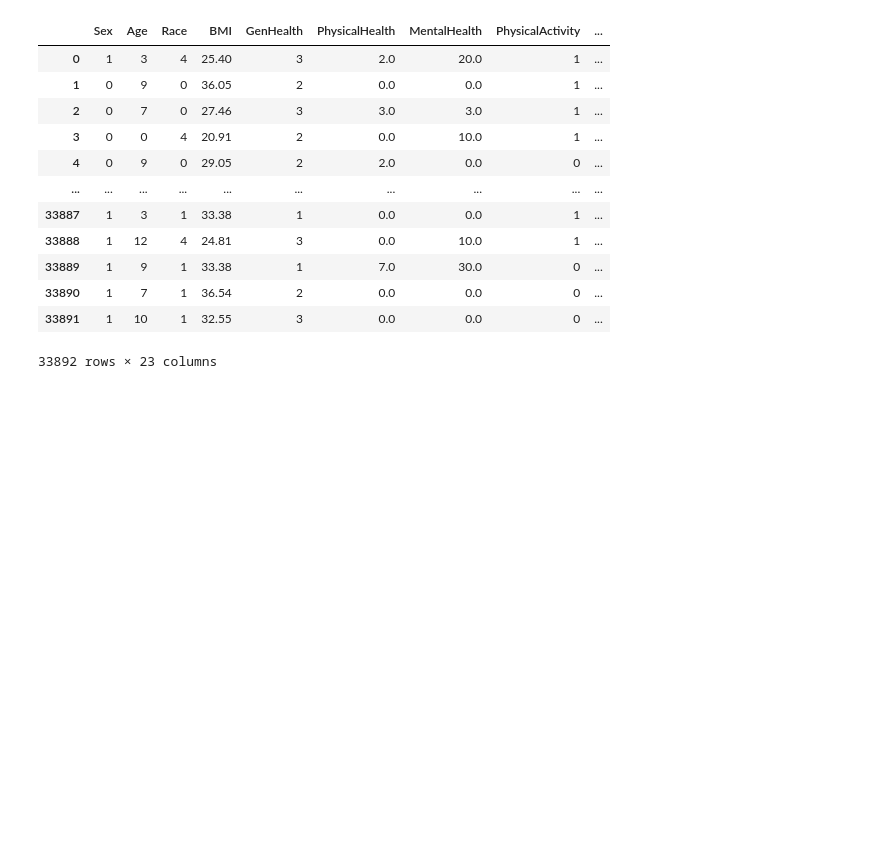
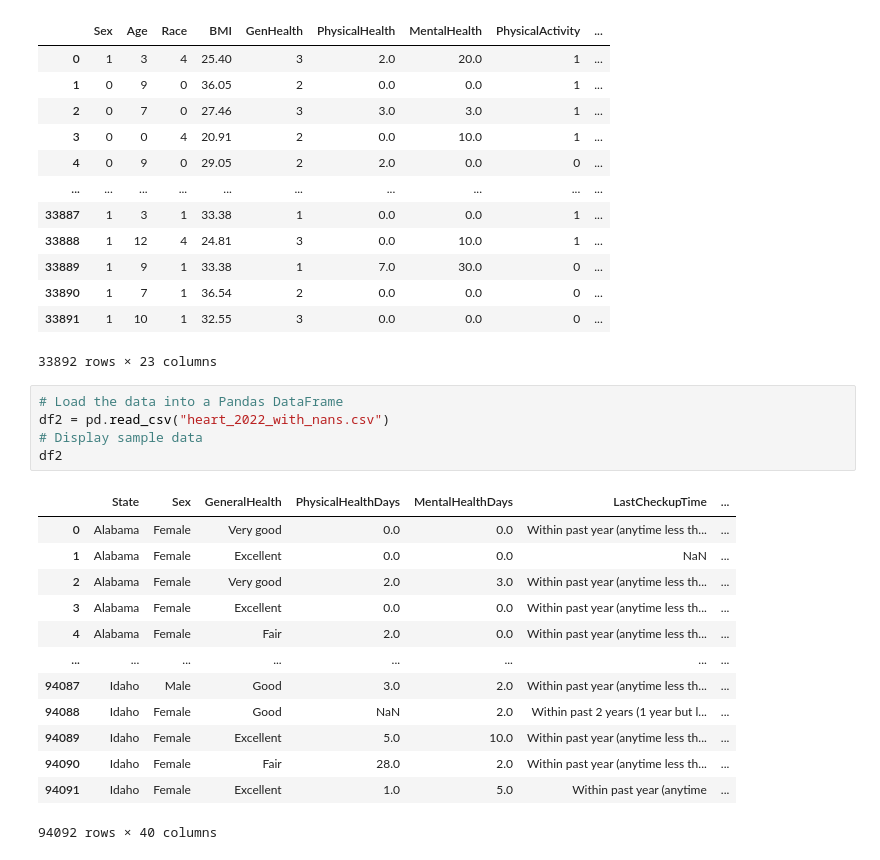
Before and after one commit to hatkiet/Project_4, a Jupyter notebook: 3_1b_HeartAttack_ML_RandomForests.ipynb, the cells around one changed output. Cells and saved outputs as stored; diff of their text form; blank space fills up the shorter version.

```diff
--- a/3_1b_HeartAttack_ML_RandomForests.ipynb
+++ b/3_1b_HeartAttack_ML_RandomForests.ipynb
@@ -194,6 +194,25 @@ pred_df
 | 33890 | 1 | 7 | 1 | 36.54 | 2 | 0.0 | 0.0 | 0 | ... |
 | 33891 | 1 | 10 | 1 | 32.55 | 3 | 0.0 | 0.0 | 0 | ... |
 33892 rows × 23 columns
+# %%
+# Load the data into a Pandas DataFrame
+df2 = pd.read_csv("heart_2022_with_nans.csv")
+# Display sample data
+df2
+# %% [output]
+|  | State | Sex | GeneralHealth | PhysicalHealthDays | MentalHealthDays | LastCheckupTime | ... |
+| 0 | Alabama | Female | Very good | 0.0 | 0.0 | Within past year (anytime less th... | ... |
+| 1 | Alabama | Female | Excellent | 0.0 | 0.0 | NaN | ... |
+| 2 | Alabama | Female | Very good | 2.0 | 3.0 | Within past year (anytime less th... | ... |
+| 3 | Alabama | Female | Excellent | 0.0 | 0.0 | Within past year (anytime less th... | ... |
+| 4 | Alabama | Female | Fair | 2.0 | 0.0 | Within past year (anytime less th... | ... |
+| ... | ... | ... | ... | ... | ... | ... | ... |
+| 94087 | Idaho | Male | Good | 3.0 | 2.0 | Within past year (anytime less th... | ... |
+| 94088 | Idaho | Female | Good | NaN | 2.0 | Within past 2 years (1 year but l... | ... |
+| 94089 | Idaho | Female | Excellent | 5.0 | 10.0 | Within past year (anytime less th... | ... |
+| 94090 | Idaho | Female | Fair | 28.0 | 2.0 | Within past year (anytime less th... | ... |
+| 94091 | Idaho | Female | Excellent | 1.0 | 5.0 | Within past year (anytime | ... |
+94092 rows × 40 columns
 # %%
 df2.columns
 # %% [output]
```
Also changed, not shown: parts of 1 cell of this notebook.
